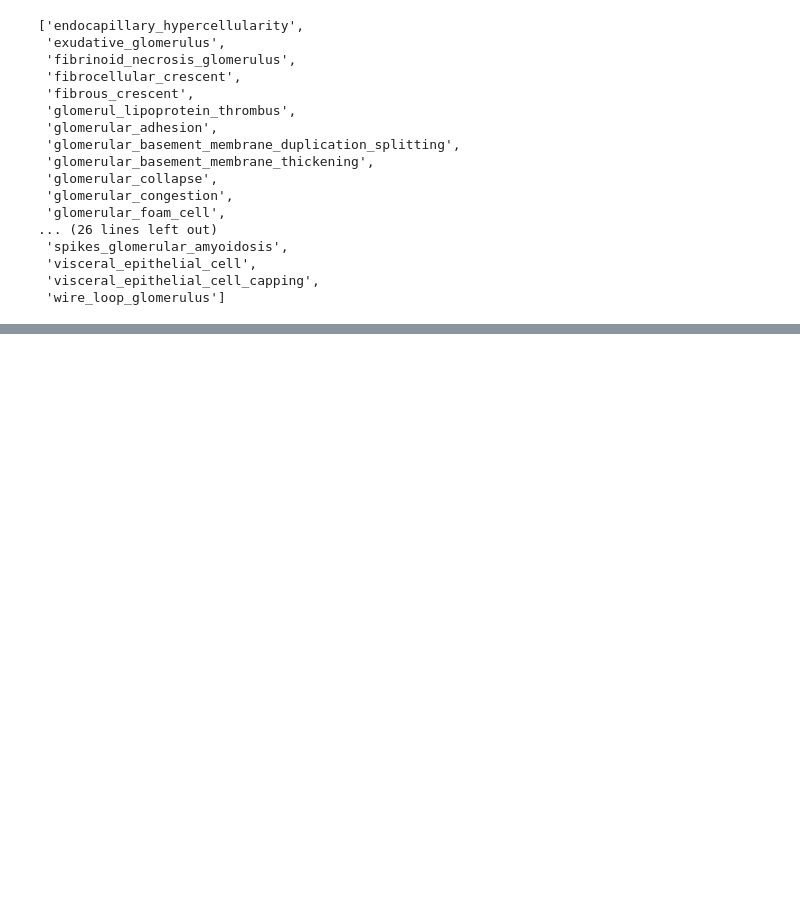
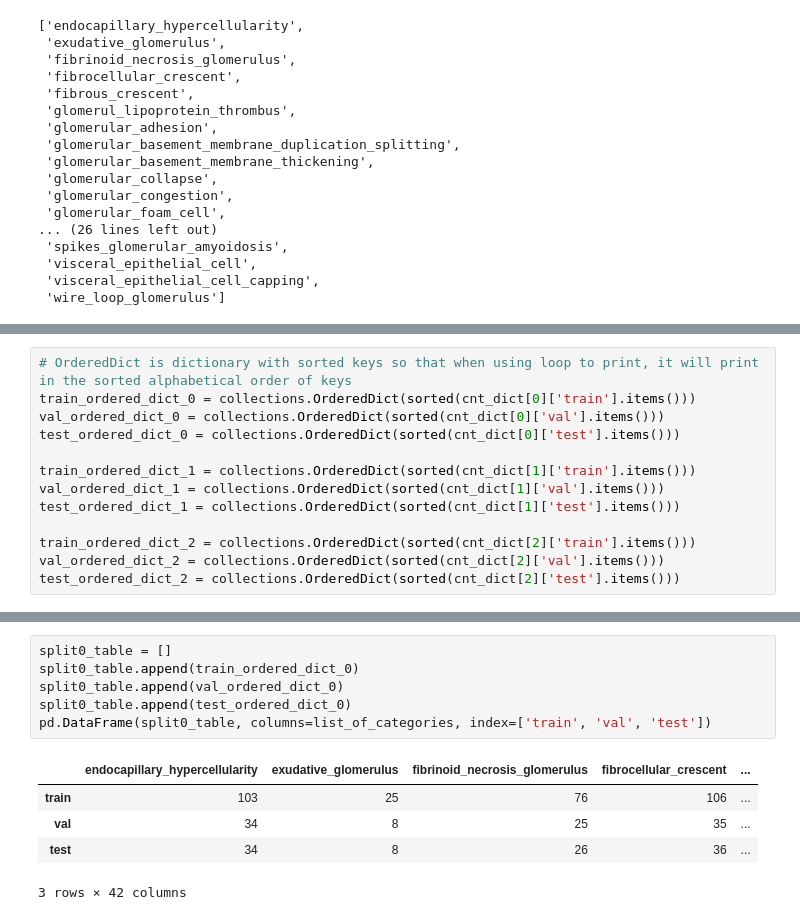
Before and after one commit to huyvquoc/labo, a Jupyter notebook: my_utils/ipynbs/glomchat_info.ipynb, the cells around one changed output, grey strips where cells are left out. Cells and saved outputs as stored; diff of their text form; blank space fills up the shorter version.

```diff
--- a/my_utils/ipynbs/glomchat_info.ipynb
+++ b/my_utils/ipynbs/glomchat_info.ipynb
@@ -78,0 +72,13 @@ odict_keys(['endocapillary_hypercellularity', 'exudative_glomerulus', 'fibrinoid
+# %%
+# OrderedDict is dictionary with sorted keys so that when using loop to print, it will print in the sorted alphabetical order of keys
+train_ordered_dict_0 = collections.OrderedDict(sorted(cnt_dict[0]['train'].items()))
+val_ordered_dict_0 = collections.OrderedDict(sorted(cnt_dict[0]['val'].items()))
+test_ordered_dict_0 = collections.OrderedDict(sorted(cnt_dict[0]['test'].items()))
+
+train_ordered_dict_1 = collections.OrderedDict(sorted(cnt_dict[1]['train'].items()))
+val_ordered_dict_1 = collections.OrderedDict(sorted(cnt_dict[1]['val'].items()))
+test_ordered_dict_1 = collections.OrderedDict(sorted(cnt_dict[1]['test'].items()))
+
+train_ordered_dict_2 = collections.OrderedDict(sorted(cnt_dict[2]['train'].items()))
+val_ordered_dict_2 = collections.OrderedDict(sorted(cnt_dict[2]['val'].items()))
+test_ordered_dict_2 = collections.OrderedDict(sorted(cnt_dict[2]['test'].items()))
@@ -127,0 +152,12 @@ print(*class_weights_0, sep=", ")
+# %%
+split0_table = []
+split0_table.append(train_ordered_dict_0)
+split0_table.append(val_ordered_dict_0)
+split0_table.append(test_ordered_dict_0)
+pd.DataFrame(split0_table, columns=list_of_categories, index=['train', 'val', 'test'])
+# %% [output]
+|  | endocapillary_hypercellularity | exudative_glomerulus | fibrinoid_necrosis_glomerulus | fibrocellular_crescent | ... |
+| train | 103 | 25 | 76 | 106 | ... |
+| val | 34 | 8 | 25 | 35 | ... |
+| test | 34 | 8 | 26 | 36 | ... |
+3 rows × 42 columns
```
Also changed, not shown: parts of 12 cells of this notebook.
